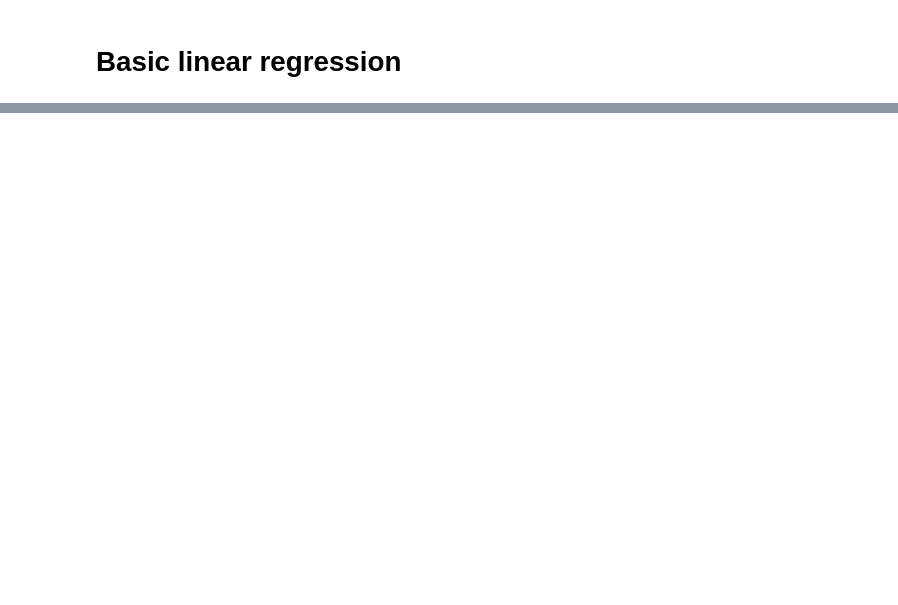
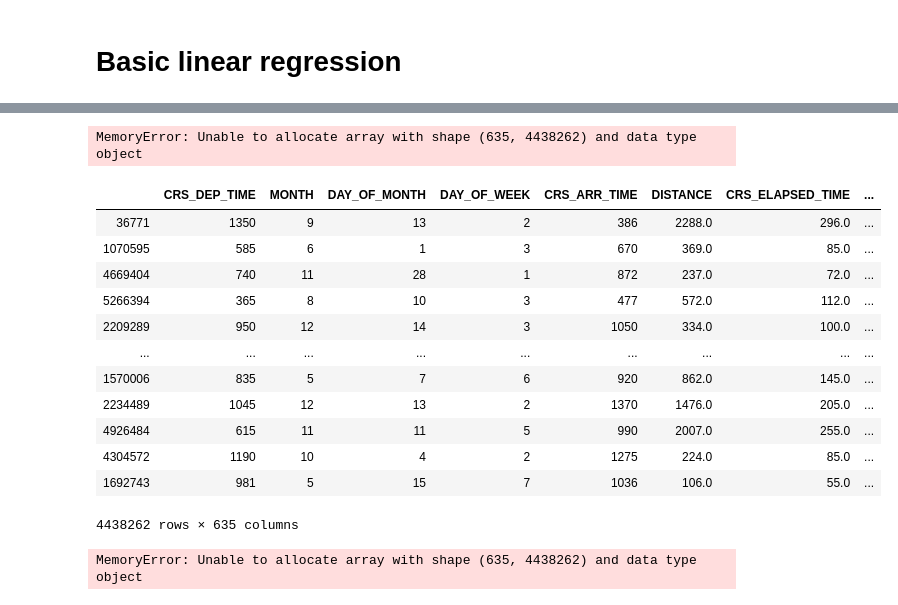
Before and after one commit to Severac/openclassrooms, a Jupyter notebook: PJ4/PJ4_modelisation.ipynb, the cells around one changed output, grey strips where cells are left out. Drawn from its saved outputs; the diff is of its cells as text; code cells hidden in the pictures; blank space fills up the shorter version.

```diff
--- a/PJ4/PJ4_modelisation.ipynb
+++ b/PJ4/PJ4_modelisation.ipynb
@@ -337,7 +392,32 @@ df.shape
 from sklearn.linear_model import LinearRegression
 
 lin_reg = LinearRegression()
-lin_reg.fit(df_transformed, df[model1_label])
+lin_reg.fit(df_transformed, df_train[model1_label])
+# %% [output]
+MemoryError: Unable to allocate array with shape (635, 4438262) and data type object
+# %%
+df_transformed
+# %% [output]
+|  | CRS_DEP_TIME | MONTH | DAY_OF_MONTH | DAY_OF_WEEK | CRS_ARR_TIME | DISTANCE | CRS_ELAPSED_TIME | ... |
+| 36771 | 1350 | 9 | 13 | 2 | 386 | 2288.0 | 296.0 | ... |
+| 1070595 | 585 | 6 | 1 | 3 | 670 | 369.0 | 85.0 | ... |
+| 4669404 | 740 | 11 | 28 | 1 | 872 | 237.0 | 72.0 | ... |
+| 5266394 | 365 | 8 | 10 | 3 | 477 | 572.0 | 112.0 | ... |
+| 2209289 | 950 | 12 | 14 | 3 | 1050 | 334.0 | 100.0 | ... |
+| ... | ... | ... | ... | ... | ... | ... | ... | ... |
+| 1570006 | 835 | 5 | 7 | 6 | 920 | 862.0 | 145.0 | ... |
+| 2234489 | 1045 | 12 | 13 | 2 | 1370 | 1476.0 | 205.0 | ... |
+| 4926484 | 615 | 11 | 11 | 5 | 990 | 2007.0 | 255.0 | ... |
+| 4304572 | 1190 | 10 | 4 | 2 | 1275 | 224.0 | 85.0 | ... |
+| 1692743 | 981 | 5 | 15 | 7 | 1036 | 106.0 | 55.0 | ... |
+4438262 rows × 635 columns
+# %%
+from sklearn import linear_model
+
+regressor = linear_model.SGDRegressor(max_iter=1000, tol=1e-3)
+regressor.fit(df_transformed, df_train[model1_label])
+# %% [output]
+MemoryError: Unable to allocate array with shape (635, 4438262) and data type object
 # %%
 from sklearn.metrics import mean_squared_error
 
```
Also changed, not shown: parts of 12 cells of this notebook, 1 other file.
